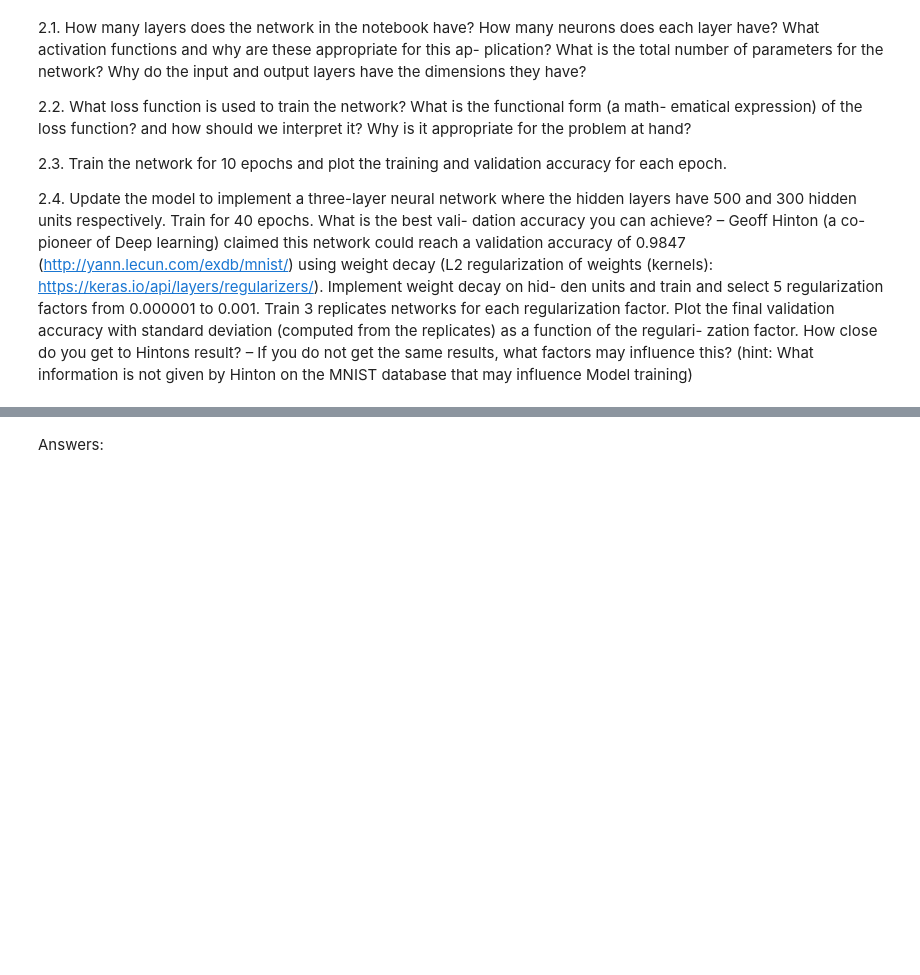
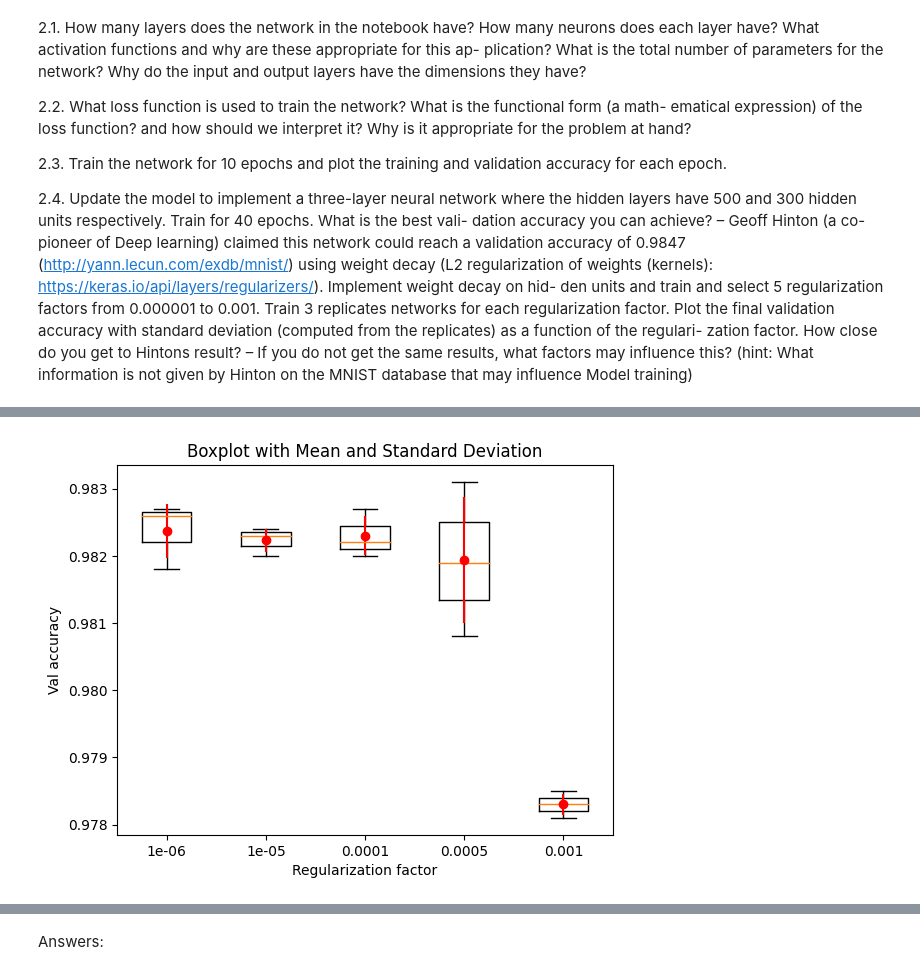
Before and after one commit to Niclindm/DAT405, a Jupyter notebook: Weekly-assignment-7/notebook_week7.ipynb, the cells around one changed output, grey strips where cells are left out. Saved outputs shown, nothing was run; the diff lists cells and outputs as text; code cells hidden in the pictures; blank space fills up the shorter version.

```diff
--- a/Weekly-assignment-7/notebook_week7.ipynb
+++ b/Weekly-assignment-7/notebook_week7.ipynb
@@ -220,3 +173,62 @@ with standard deviation (computed from the replicates) as a function of the regu
 zation  factor.  How  close  do  you  get  to  Hintons  result?  –  If  you  do  not  get  the  same
 results, what factors may influence this? (hint: What information is not given by Hinton
 on the MNIST database that may influence Model training)
+# %%
+## Our model ##
+
+epochs = 40
+reg_factors = [0.000001, 0.00001, 0.0001, 0.0005, 0.001]
+
+# Dictionary to store accuracy scores for each regularization factor
+reg_factor_dict = {}
+
+# Loop over each regularization factor and train the model three times for each factor
+for reg_factor in reg_factors:
+    score_list = []
+    for i in range(3):
+        # Define the model architecture
+        model = Sequential()
+        model.add(Flatten())
+        model.add(Dense(500, activation='relu', kernel_regularizer=regularizers.l2(reg_factor)))
+        model.add(Dense(300, activation='relu', kernel_regularizer=regularizers.l2(reg_factor)))
+        model.add(Dense(num_classes, activation='softmax'))
+
+        # Compile the model
+        model.compile(loss=keras.losses.categorical_crossentropy,
+                      optimizer=tensorflow.keras.optimizers.SGD(learning_rate=0.1),
+                      metrics=['accuracy'])
+
+        # Train the model
+        fit_info = model.fit(x_train, y_train,
+                             batch_size=batch_size,
+                             epochs=epochs,
+                             verbose=1,
+                             validation_data=(x_test, y_test))
+
+        # Evaluate the model on the test set and store the accuracy score
+        score = model.evaluate(x_test, y_test, verbose=0)
+        score_list.append(score[1])
+        print('Regularization factor: {}, Replicate: {}, Test loss: {}, Test accuracy {}'.format(
+              reg_factor, i+1, score[0], score[1]))
+
+    # Store the accuracy scores for the current regularization factor in the dictionary
+    reg_factor_dict[reg_factor] = score_list
+
+# Extract data and organize into lists
+data = list(reg_factor_dict.values())
+reg = [str(k) for k in reg_factor_dict.keys()]
+
+
+# Calculate standard deviation and mean for each group
+stds = [np.std(d) for d in data]
+means = [np.mean(d) for d in data]
+
+# Create boxplot with median, and red errorbar with mean and standard deviation
+fig, ax = plt.subplots()
+ax.boxplot(data, labels=reg)
+ax.set_xlabel('Regularization factor')
+ax.set_ylabel('Val accuracy')
+ax.errorbar(np.arange(1, len(reg) + 1), means, yerr=stds, fmt='o', color='red')
+ax.set_title('Boxplot with Mean and Standard Deviation')
+plt.show()
+# %% [output]
@@ -222,0 +252 @@ on the MNIST database that may influence Model training)
+[figure, added]
```
Also changed, not shown: parts of 17 cells of this notebook, 1 other file.
